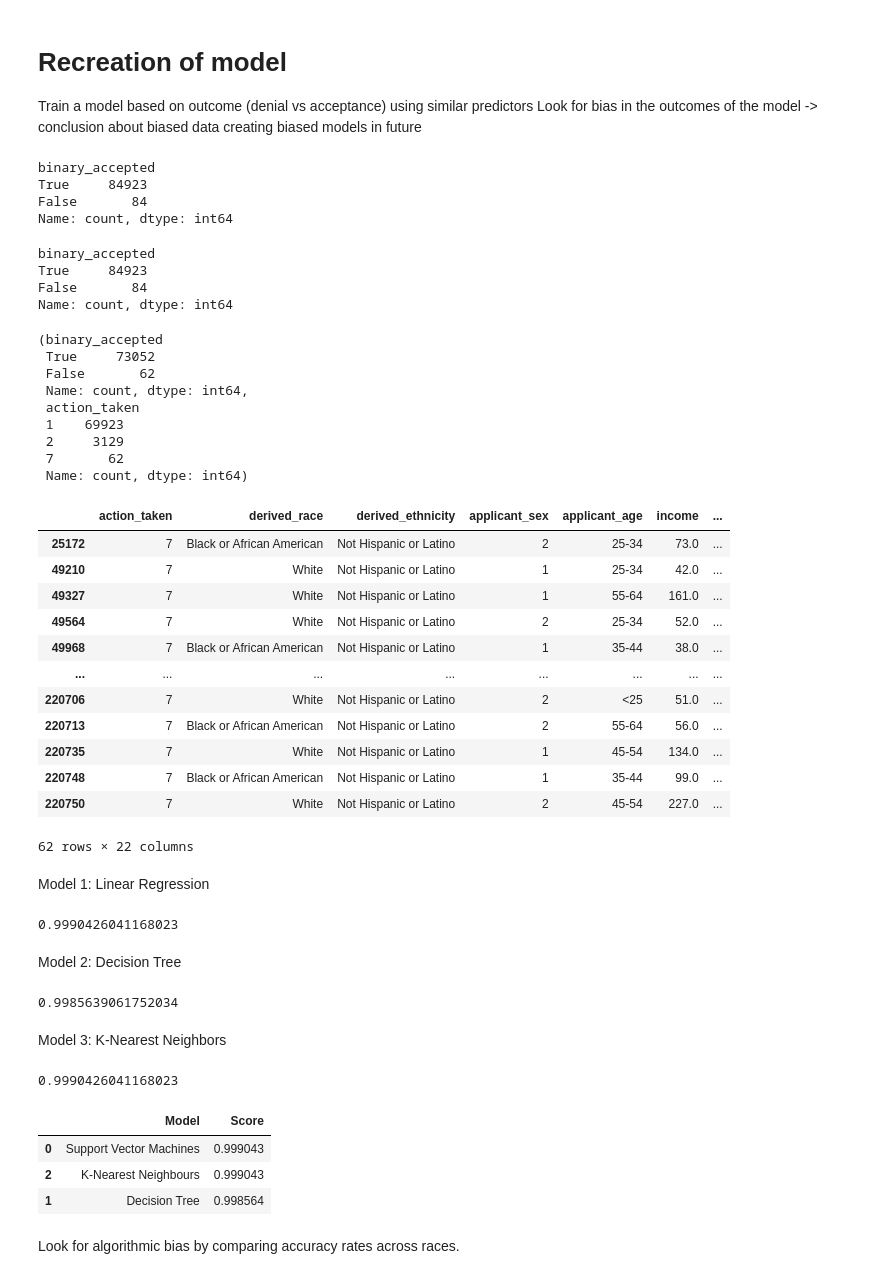
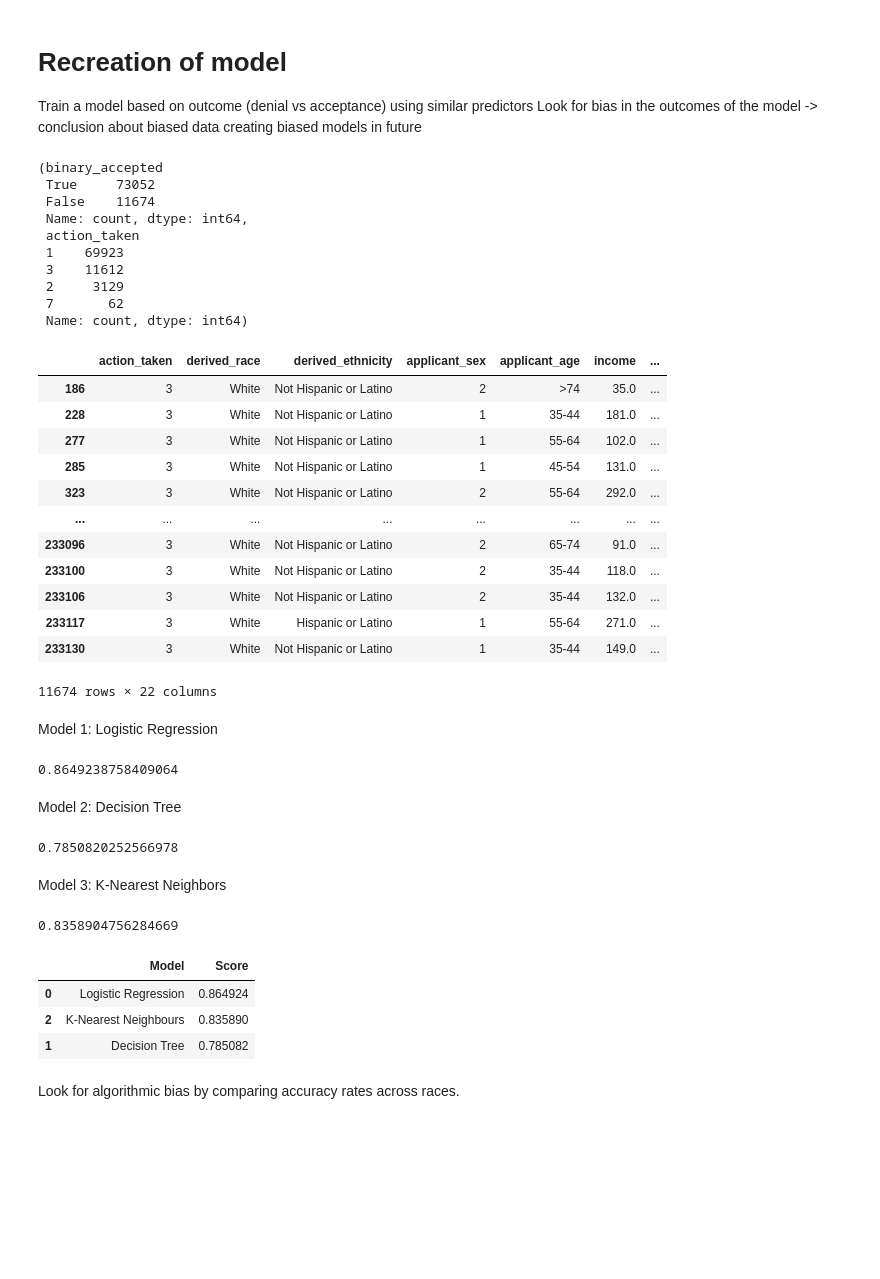
Before and after one commit to vzhang03/cmpu250-final-project, a Jupyter notebook: preliminary_report/preliminary_report.ipynb, the cells around one changed output. Saved outputs shown, nothing was run; the diff lists cells and outputs as text; code cells hidden in the pictures; blank space fills up the shorter version.

Commit message:
fixed denial counts for model recreation

```diff
--- a/preliminary_report/preliminary_report.ipynb
+++ b/preliminary_report/preliminary_report.ipynb
@@ -385,18 +385,11 @@ strong multicollinearity or other numerical problems.
 # Recreation of model
 Train a model based on outcome (denial vs acceptance) using similar predictors
 Look for bias in the outcomes of the model -> conclusion about biased data creating biased models in future
-# %%
-counts
-# %% [output]
-binary_accepted
-True     84923
-False       84
-Name: count, dtype: int64
 # %%
 from sklearn.model_selection import train_test_split
 
 # select columns that were explicitly approved or denied
-filtered_df = df.loc[(df["action_taken"] == 1) | (df["action_taken"] == 2) | (df["action_taken"] == 7)]
+filtered_df = df.loc[(df["action_taken"] == 1) | (df["action_taken"] == 2) | (df["action_taken"] == 7) | (df["action_taken"] == 3)]
 
 # remove na values
 filtered_df = filtered_df.dropna(subset=["debt_to_income_ratio","income","loan_to_value_ratio","loan_amount","property_value"])
@@ -404,6 +397,7 @@ filtered_df = filtered_df.dropna(subset=["debt_to_income_ratio","income","loan_t
 # create binary accepted column
 filtered_df["binary_accepted"] = True
 filtered_df.loc[filtered_df["action_taken"] == 7, 'binary_accepted'] = False
+filtered_df.loc[filtered_df["action_taken"] == 3, 'binary_accepted'] = False
 counts = filtered_df['binary_accepted'].value_counts()
 
 # create binary race column - 1 for White
@@ -421,22 +415,16 @@ train, test = train_test_split(filtered_df, test_size=0.2)
 X_train, X_test = train[["debt_to_income_ratio","income","loan_to_value_ratio","loan_amount","property_value"]], \
 test[["debt_to_income_ratio","income","loan_to_value_ratio","loan_amount","property_value"]]
 y_train, y_test = train["binary_accepted"], test["binary_accepted"]
-# %%
-counts
-# %% [output]
-binary_accepted
-True     84923
-False       84
-Name: count, dtype: int64
 # %%
 filtered_df['binary_accepted'].value_counts(), filtered_df['action_taken'].value_counts()
 # %% [output]
 (binary_accepted
  True     73052
- False       62
+ False    11674
  Name: count, dtype: int64,
  action_taken
  1    69923
+ 3    11612
  2     3129
  7       62
  Name: count, dtype: int64)
@@ -444,17 +432,17 @@ filtered_df['binary_accepted'].value_counts(), filtered_df['action_taken'].value
 filtered_df[filtered_df['binary_accepted'] == False]
 # %% [output]
 |  | action_taken | derived_race | derived_ethnicity | applicant_sex | applicant_age | income | ... |
-| 25172 | 7 | Black or African American | Not Hispanic or Latino | 2 | 25-34 | 73.0 | ... |
-| 49210 | 7 | White | Not Hispanic or Latino | 1 | 25-34 | 42.0 | ... |
-| 49327 | 7 | White | Not Hispanic or Latino | 1 | 55-64 | 161.0 | ... |
-| 49564 | 7 | White | Not Hispanic or Latino | 2 | 25-34 | 52.0 | ... |
-| 49968 | 7 | Black or African American | Not Hispanic or Latino | 1 | 35-44 | 38.0 | ... |
+| 186 | 3 | White | Not Hispanic or Latino | 2 | >74 | 35.0 | ... |
+| 228 | 3 | White | Not Hispanic or Latino | 1 | 35-44 | 181.0 | ... |
+| 277 | 3 | White | Not Hispanic or Latino | 1 | 55-64 | 102.0 | ... |
+| 285 | 3 | White | Not Hispanic or Latino | 1 | 45-54 | 131.0 | ... |
+| 323 | 3 | White | Not Hispanic or Latino | 2 | 55-64 | 292.0 | ... |
 | ... | ... | ... | ... | ... | ... | ... | ... |
-| 220706 | 7 | White | Not Hispanic or Latino | 2 | <25 | 51.0 | ... |
-| 220713 | 7 | Black or African American | Not Hispanic or Latino | 2 | 55-64 | 56.0 | ... |
-| 220735 | 7 | White | Not Hispanic or Latino | 1 | 45-54 | 134.0 | ... |
-| 220748 | 7 | Black or African American | Not Hispanic or Latino | 1 | 35-44 | 99.0 | ... |
-| 220750 | 7 | White | Not Hispanic or Latino | 2 | 45-54 | 227.0 | ... |
+| 233096 | 3 | White | Not Hispanic or Latino | 2 | 65-74 | 91.0 | ... |
+| 233100 | 3 | White | Not Hispanic or Latino | 2 | 35-44 | 118.0 | ... |
+| 233106 | 3 | White | Not Hispanic or Latino | 2 | 35-44 | 132.0 | ... |
+| 233117 | 3 | White | Hispanic or Latino | 1 | 55-64 | 271.0 | ... |
+| 233130 | 3 | White | Not Hispanic or Latino | 1 | 35-44 | 149.0 | ... |
-62 rows × 22 columns
+11674 rows × 22 columns
 # %% [markdown]
-Model 1: Linear Regression
+Model 1: Logistic Regression
@@ -464,11 +449,16 @@ from sklearn import metrics # check model accuracy
 # %%
-sv = svm.SVC()
-sv.fit(X_train, y_train)
-y_pred = sv.predict(X_test)
-acc_svm = metrics.accuracy_score(y_pred,y_test)
-print(acc_svm)
+# logistic regression
+from sklearn import metrics # check model accuracy
+
+lr = sk.linear_model.LogisticRegression()
+lr = LogisticRegression(max_iter=3000)
+
+lr.fit(X_train,y_train)
+y_pred = lr.predict(X_test)
+acc_lr = sk.metrics.accuracy_score(y_pred,y_test)
+print(acc_lr)
 # %% [output]
-0.9990426041168023
+0.8649238758409064
 # %% [markdown]
 Model 2: Decision Tree
 # %%
@@ -482,7 +472,7 @@ y_pred = dt.predict(X_test)
 acc_dt = metrics.accuracy_score(y_pred,y_test)
 print(acc_dt)
 # %% [output]
-0.9985639061752034
+0.7850820252566978
 # %% [markdown]
 Model 3: K-Nearest Neighbors
 # %%
@@ -492,21 +482,21 @@ from sklearn.neighbors import KNeighborsClassifier # KNN
 knc = KNeighborsClassifier(n_neighbors=3) # for k=3
 knc.fit(X_train,y_train)
 y_pred = knc.predict(X_test)
-acc_knn = metrics.accuracy_score(y_pred,y_test)
+acc_knn = sk.metrics.accuracy_score(y_pred,y_test)
 print(acc_knn)
 # %% [output]
-0.9990426041168023
+0.8358904756284669
 # %%
 # plot overall accuracy comparison between models
 models = pd.DataFrame({
-    'Model': ['Support Vector Machines', 'Decision Tree','K-Nearest Neighbours'],
-    'Score': [acc_svm, acc_dt, acc_knn]})
+    'Model': ['Logistic Regression', 'Decision Tree','K-Nearest Neighbours'],
+    'Score': [acc_lr, acc_dt, acc_knn]})
 models.sort_values(by='Score', ascending=False)
 # %% [output]
 |  | Model | Score |
-| 0 | Support Vector Machines | 0.999043 |
-| 2 | K-Nearest Neighbours | 0.999043 |
-| 1 | Decision Tree | 0.998564 |
+| 0 | Logistic Regression | 0.864924 |
+| 2 | K-Nearest Neighbours | 0.835890 |
+| 1 | Decision Tree | 0.785082 |
 # %% [markdown]
 Look for algorithmic bias by comparing accuracy rates across races.
 # %%
```
Also changed, not shown: parts of 10 cells of this notebook.
